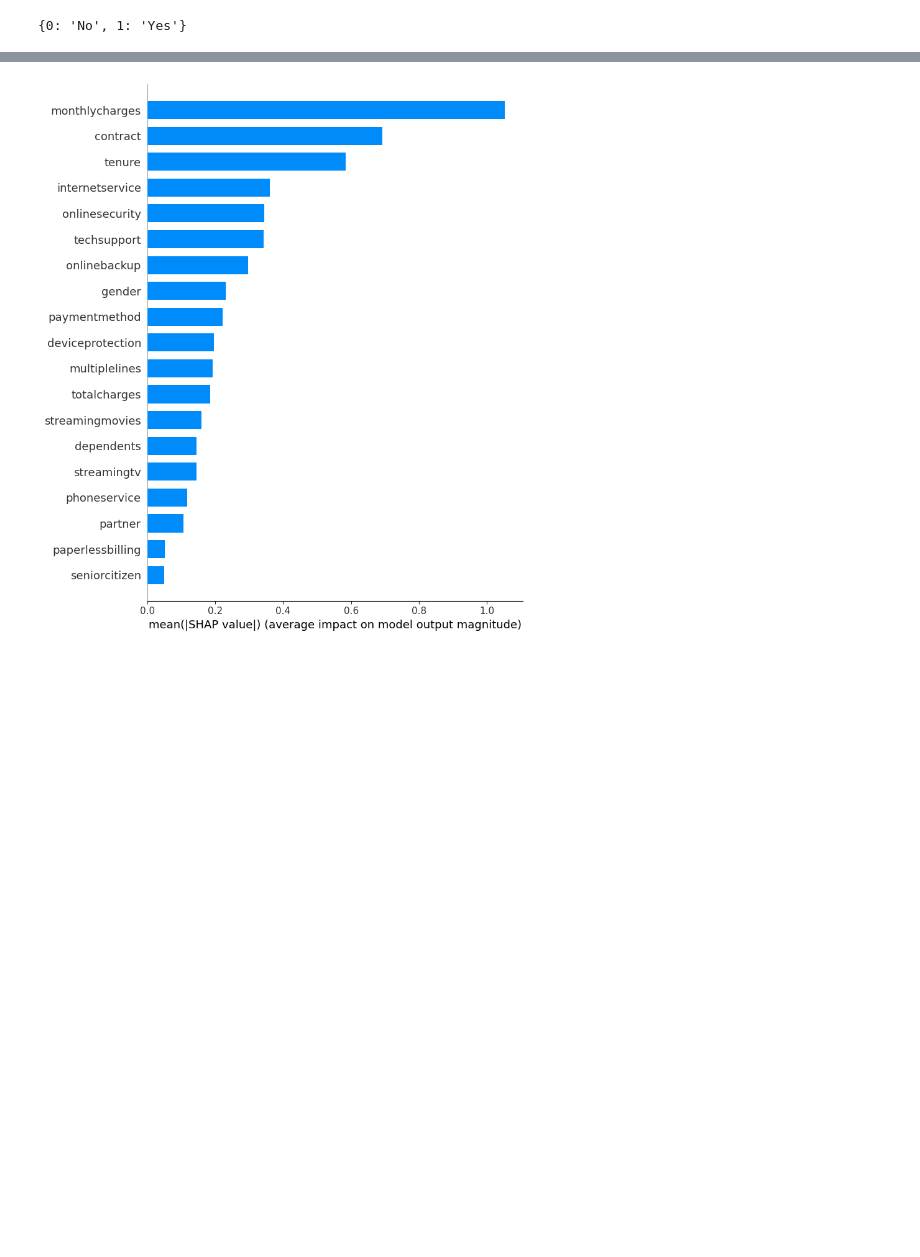
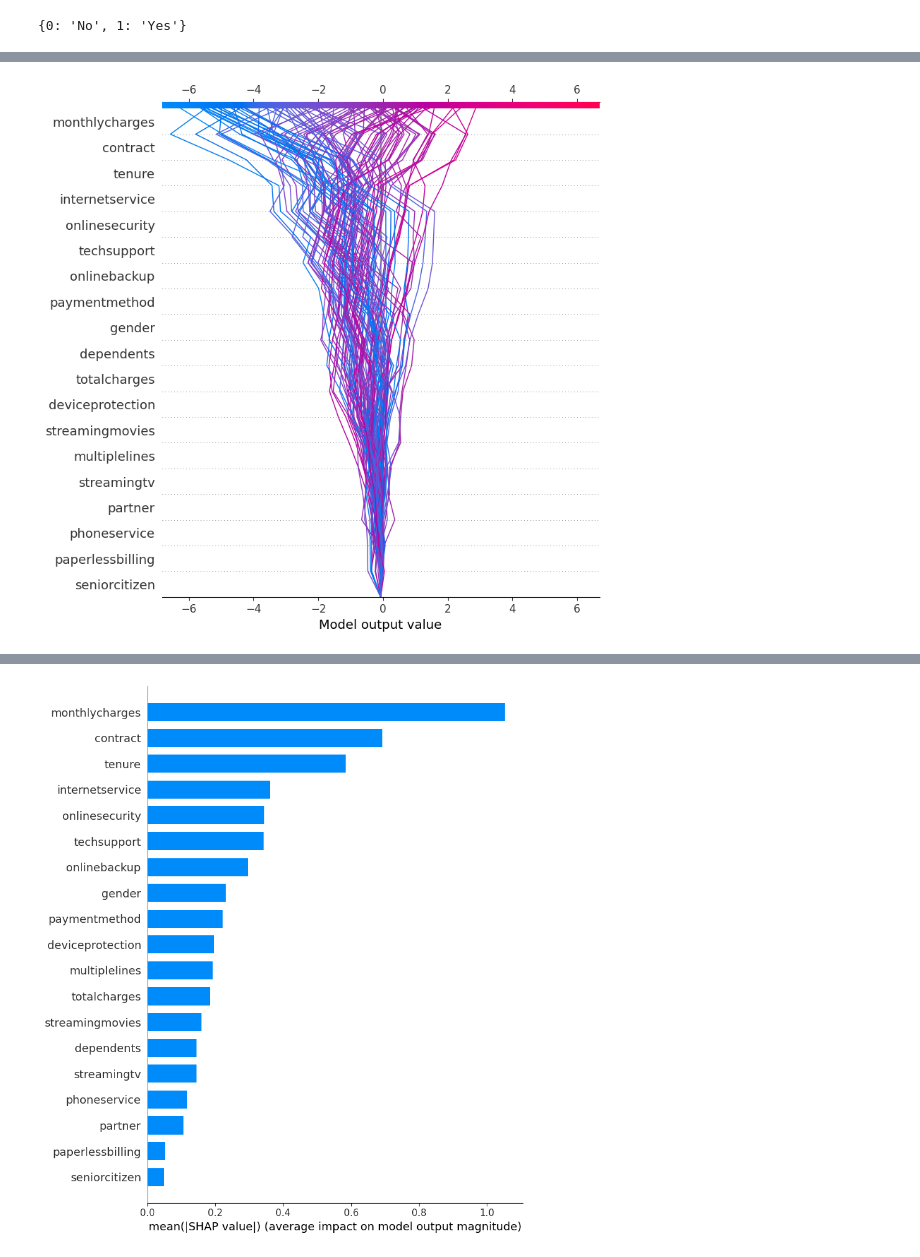
Before and after one commit to akatelync/machine-learning2, a Jupyter notebook: machine-learning2/notebooks/interpretability/hw3.ipynb, the cells around one changed output, grey strips where cells are left out. Saved outputs shown, nothing was run; the diff lists cells and outputs as text; code cells hidden in the pictures; blank space fills up the shorter version.

```diff
--- a/machine-learning2/notebooks/interpretability/hw3.ipynb
+++ b/machine-learning2/notebooks/interpretability/hw3.ipynb
@@ -185,0 +190,5 @@ label_encoders["dependents"]
+# %%
+# visualize the first prediction's explanation with a decision plot
+shap.decision_plot(explainer.expected_value, shap_values.values[:100], X_train_scaled_cols[:100], link='identity', show=True)
+# %% [output]
+[figure, added]
```
Also changed, not shown: parts of 2 cells of this notebook.
